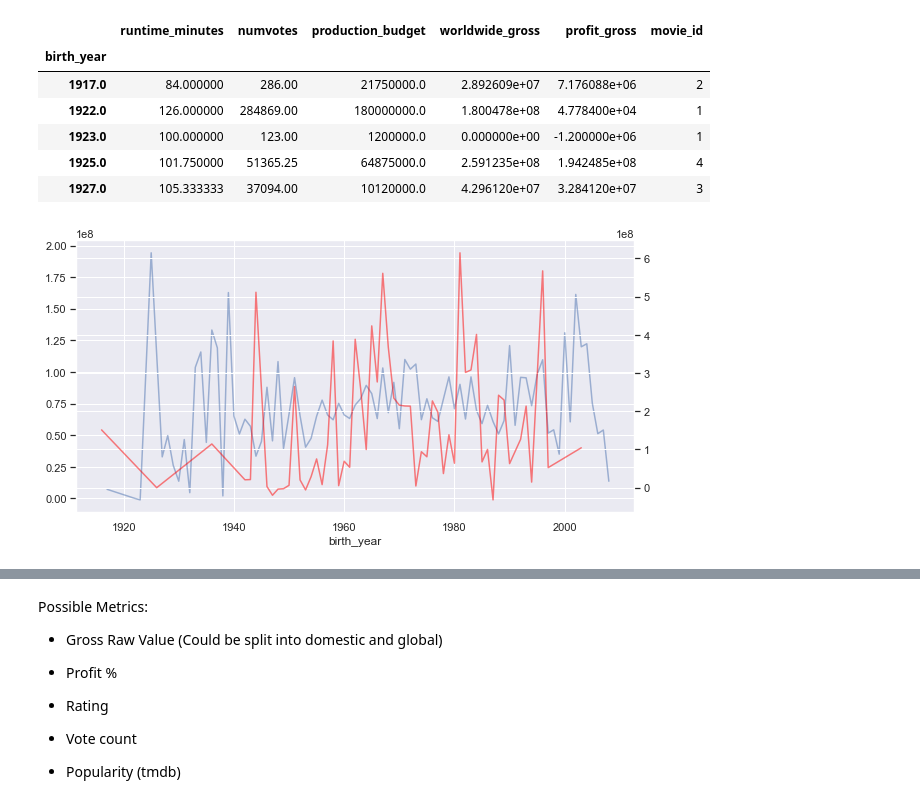
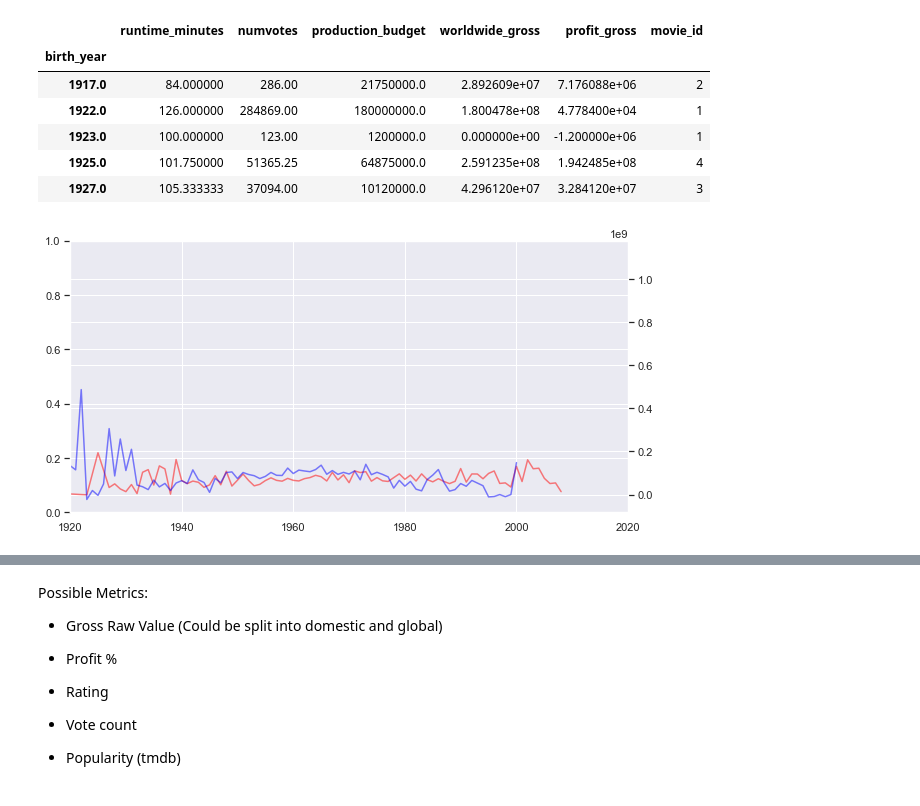
Before and after one commit to doriggs/Semester1Capstone, a Jupyter notebook: student.ipynb, the cells around one changed output, grey strips where cells are left out. Cells and saved outputs as stored; diff of their text form; code cells hidden in the pictures.

Commit message:
added more analysis for actors/actresses, directors/producers

```diff
--- a/student.ipynb
+++ b/student.ipynb
@@ -1054,7 +1067,9 @@ single_char_age_df.head()
 # %%
 fig, ax = plt.subplots(figsize=(10,5))
 ax2 = ax.twinx()
-single_char_age_df.profit_gross.plot(ax=ax, alpha=.5);
-multiple_char_age_df.profit_gross.plot(ax=ax2, color='red', alpha=.5);
+plt.xlim([1920, 2020])
+# single_char_age_df.profit_gross.plot(ax=ax, alpha=.5);
+single_char_age_df.profit_gross.plot(ax=ax2, color='red', alpha=.5);
+non_actor_age_df.profit_gross.plot(ax=ax2, color='blue', alpha=.5);
 # %% [output]
-[figure, old version]
+[figure, new version]
```
Also changed, not shown: parts of 12 cells of this notebook.
